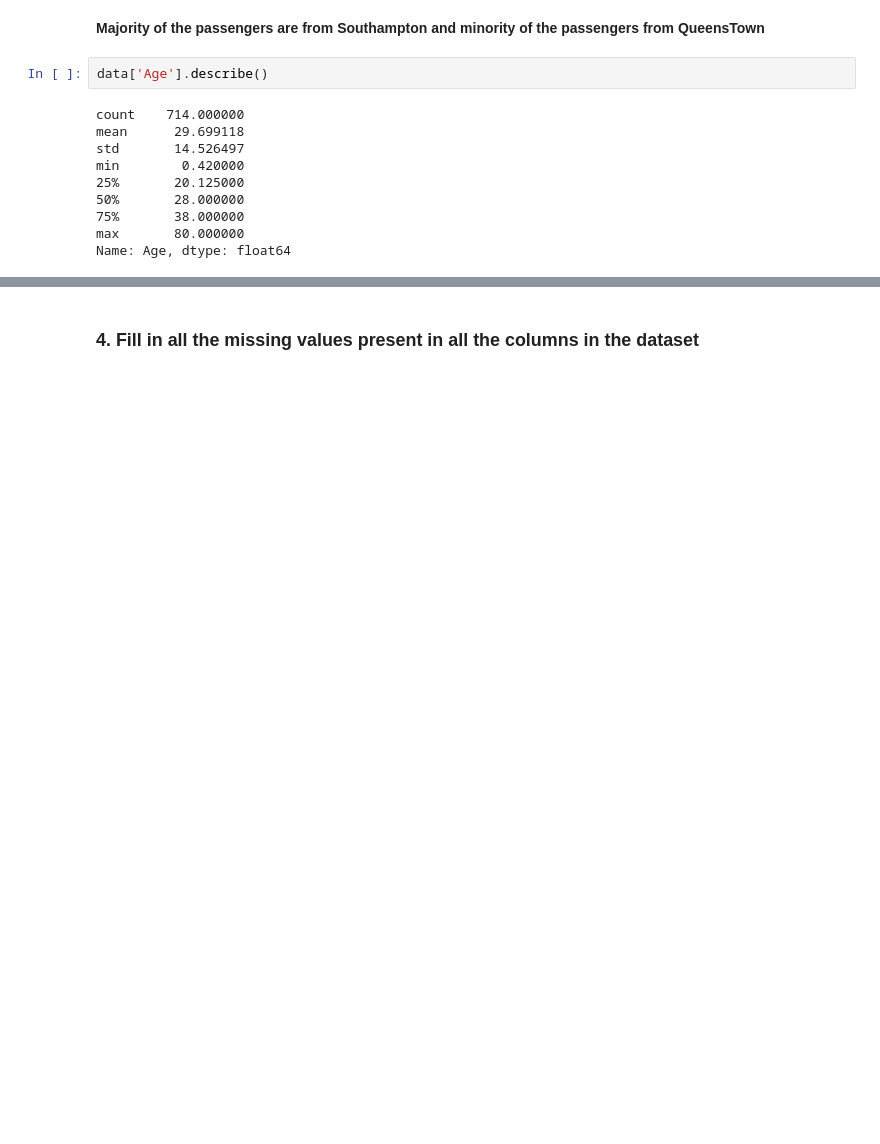
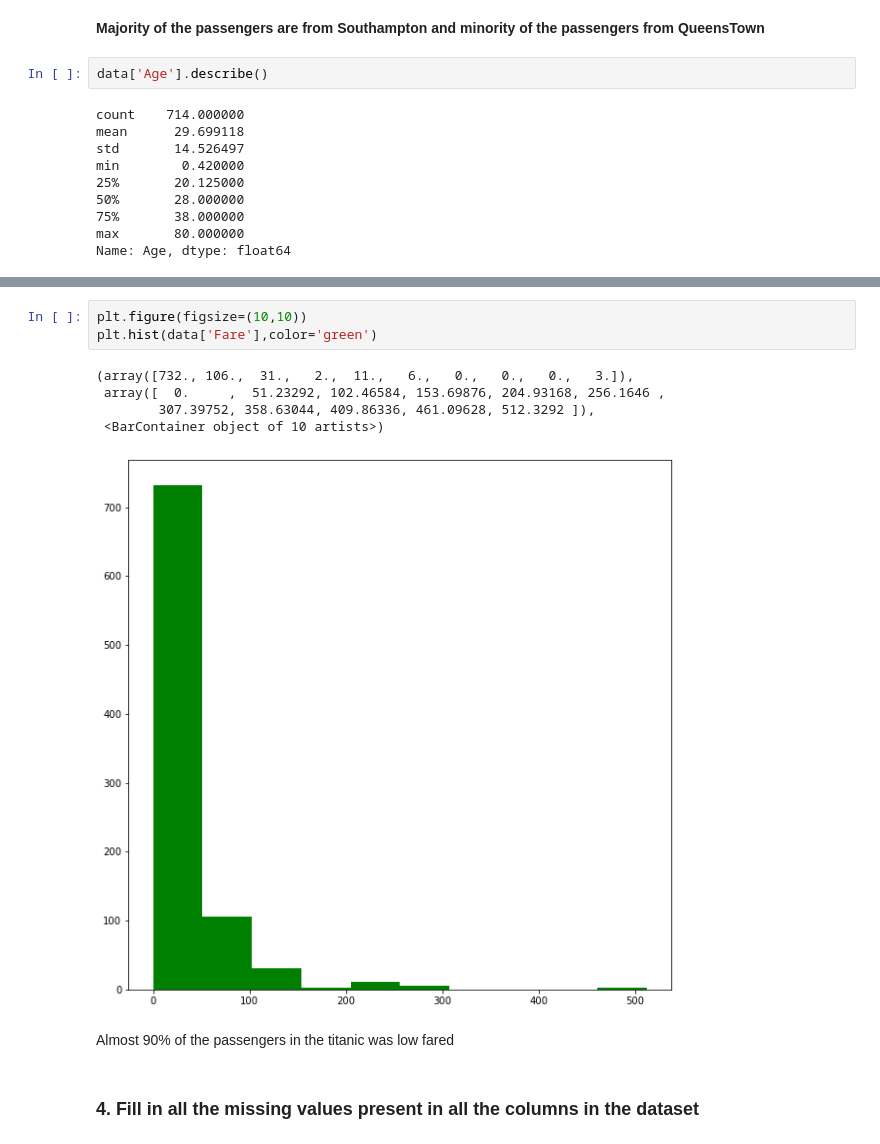
Before and after one commit to arjunksreedhar/assignment, a Jupyter notebook: Case Study 5 on Preprocessing.ipynb, the cells around one changed output, grey strips where cells are left out. Cells and saved outputs as stored; diff of their text form; blank space fills up the shorter version.

```diff
--- a/Case Study 5 on Preprocessing.ipynb
+++ b/Case Study 5 on Preprocessing.ipynb
@@ -128,2 +122,13 @@ Name: Age, dtype: float64
+# %%
+plt.figure(figsize=(10,10))
+plt.hist(data['Fare'],color='green')
+# %% [output]
+(array([732., 106.,  31.,   2.,  11.,   6.,   0.,   0.,   0.,   3.]),
+ array([  0.     ,  51.23292, 102.46584, 153.69876, 204.93168, 256.1646 ,
+        307.39752, 358.63044, 409.86336, 461.09628, 512.3292 ]),
+ <BarContainer object of 10 artists>)
+[figure, added]
+# %% [markdown]
+Almost 90% of the passengers in the titanic was low fared
 # %% [markdown]
 ### 4. Fill in all the missing values present in all the columns in the dataset
```
Also changed, not shown: parts of 48 cells of this notebook.
